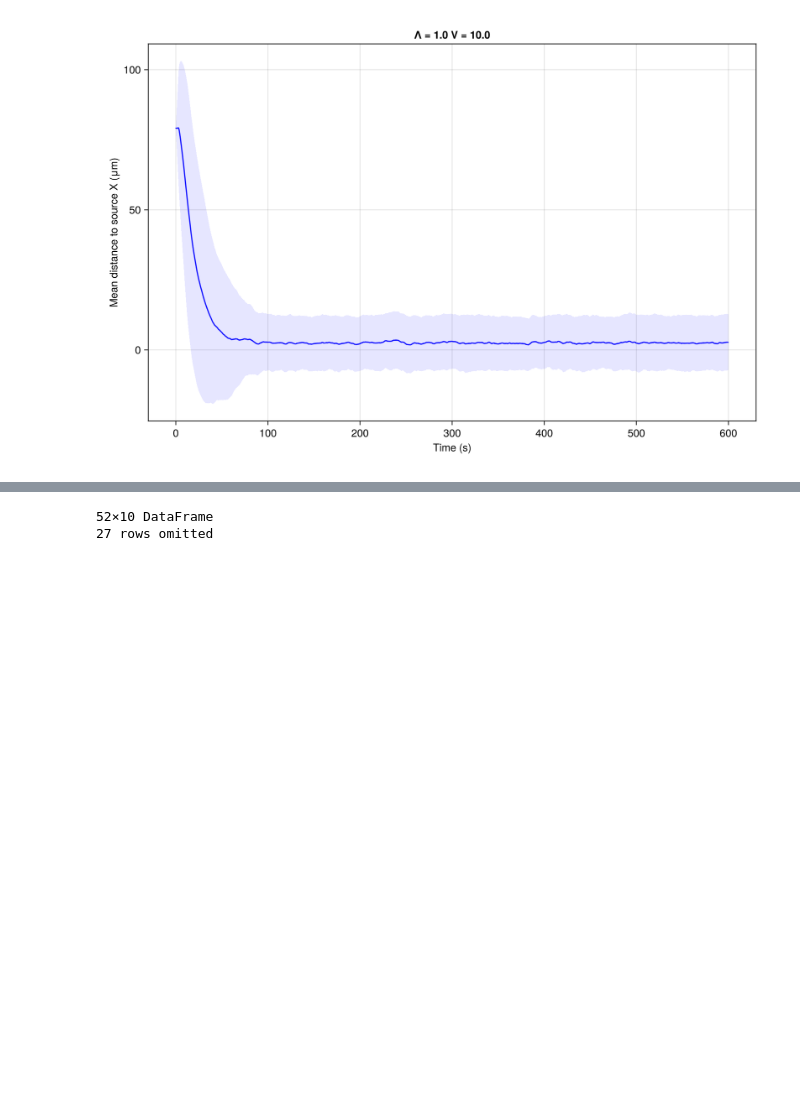
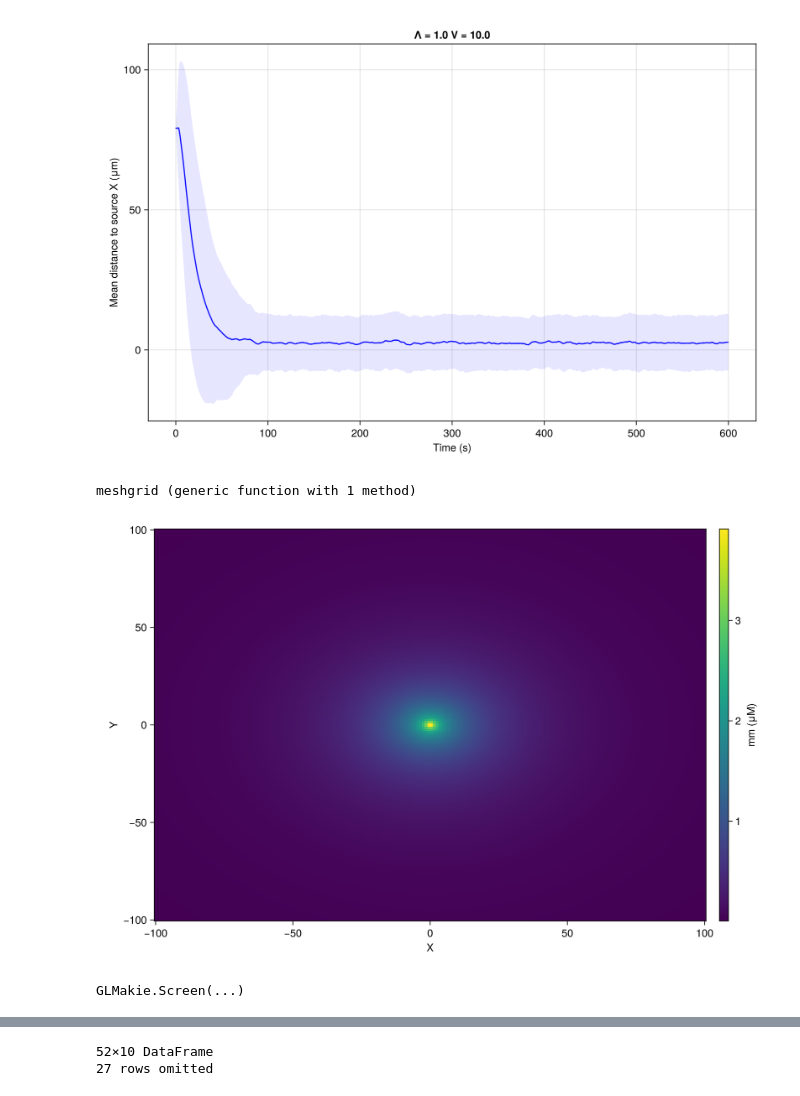
Before and after one commit to jmarib/CellBasedModels.jl, a Jupyter notebook: examples/presentacio_jordi.ipynb, the cells around one changed output, grey strips where cells are left out. Drawn from its saved outputs; the diff is of its cells as text; code cells hidden in the pictures; blank space fills up the shorter version.

```diff
--- a/examples/presentacio_jordi.ipynb
+++ b/examples/presentacio_jordi.ipynb
@@ -42,3 +62,42 @@ fig
 [figure]
 # %%
 save("Plots/Fixed_source_model/Presentation_meandist.png", fig)
+# %%
+function meshgrid(x, y)
+    X = repeat(x', length(y), 1)
+    Y = repeat(y, 1, length(x))
+    return X, Y
+end
+# %% [output]
+meshgrid (generic function with 1 method)
+# %%
+fig2 = Figure(size=(900,600))
+
+model_steps = 1:60000
+
+xs, ys = 0.0, 0.0
+
+
+len = Int(100 + 100)
+
+x_grid = range(-100, 100, length=len)
+y_grid = range(-100, 100, length=len)
+
+X, Y = meshgrid(x_grid, y_grid)
+
+λ = sqrt(10 / 0.01)
+# λ = sqrt(com.DMedium / com.delta)
+
+r = sqrt.((X .- xs).^2 .+ (Y .- ys).^2)
+
+mm_grid = @. 1.0 * besselk(0, r / λ)
+ax = Axis(fig2[1,1], xlabel = "X", ylabel = "Y")
+
+hm = heatmap!(ax, x_grid, y_grid, mm_grid, colormap=:viridis)
+
+Colorbar(fig2[1, 2], hm, label="mm (μM)")
+
+display(fig2)
+# %% [output]
+[figure, added]
+GLMakie.Screen(...)
```
Also changed, not shown: parts of 8 cells of this notebook, 4 other files.
